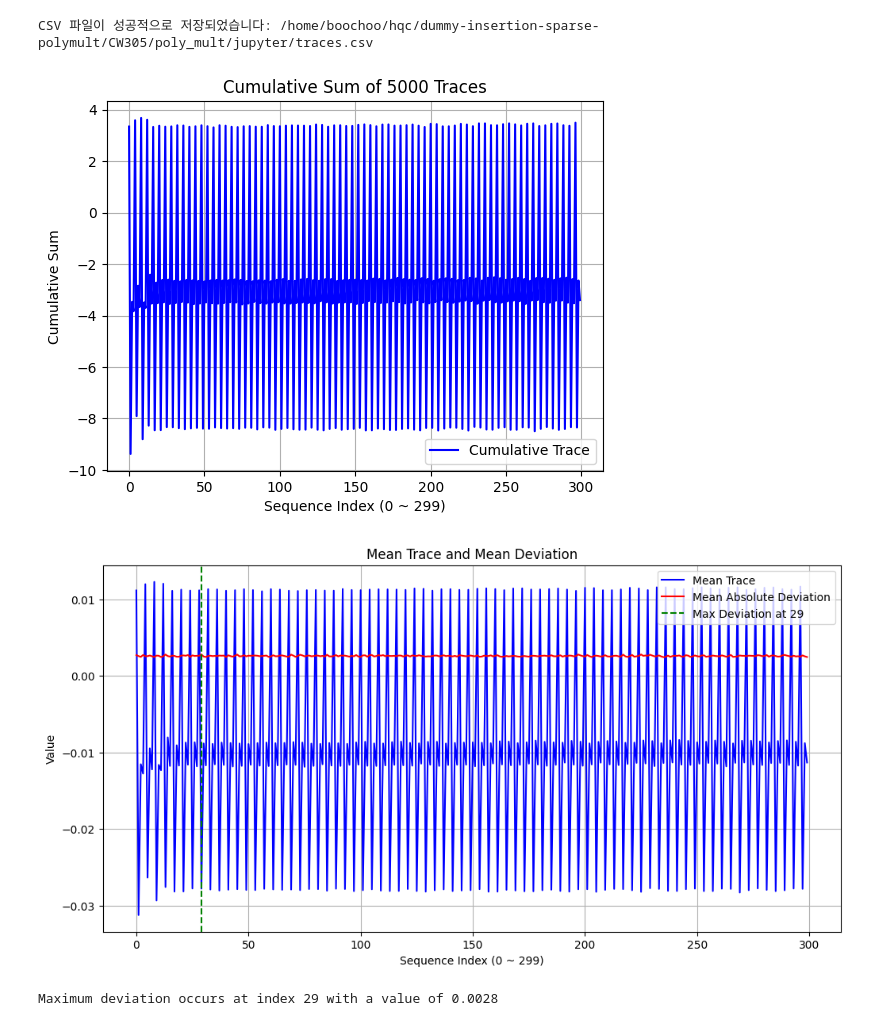
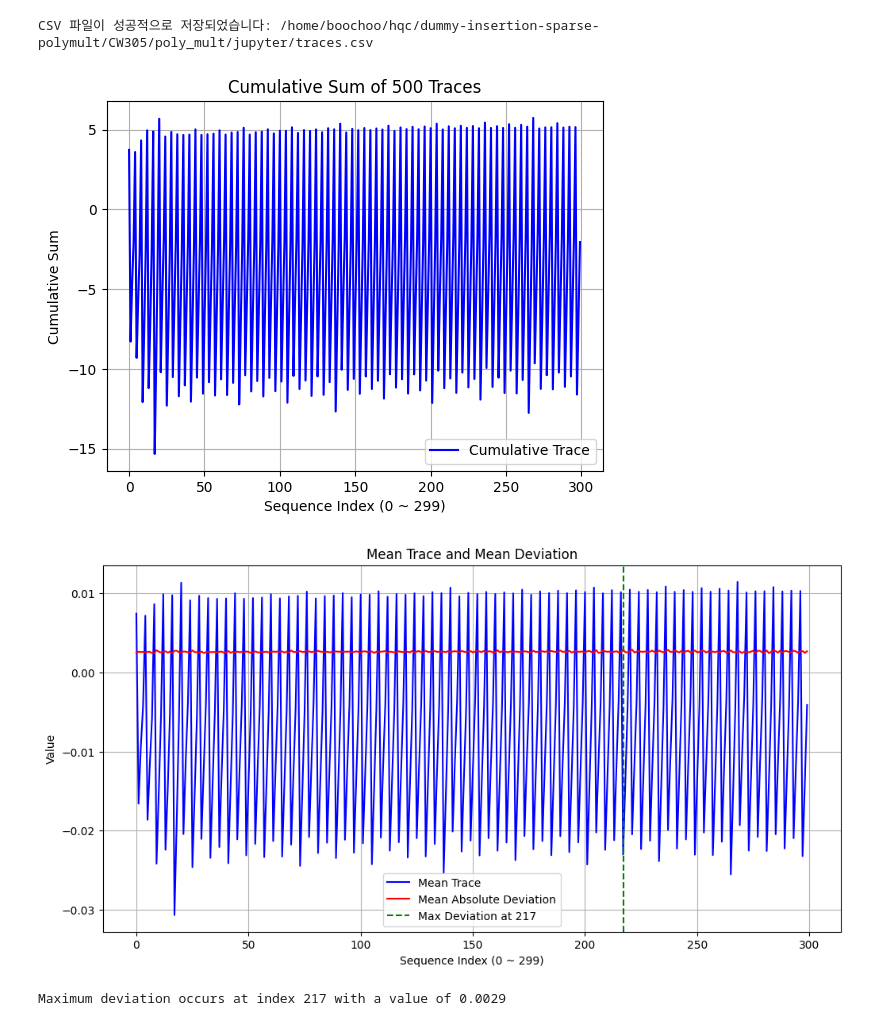
Before and after one commit to my-rooftop/dummy-insertion-sparse-polymult, a Jupyter notebook: CW305/poly_mult/jupyter/CW305_vulnerable_attack.ipynb, the cells around one changed output. Cells and saved outputs as stored; diff of their text form; code cells hidden in the pictures.

```diff
--- a/CW305/poly_mult/jupyter/CW305_vulnerable_attack.ipynb
+++ b/CW305/poly_mult/jupyter/CW305_vulnerable_attack.ipynb
@@ -146,9 +146,12 @@ def read_key(index):
     return int.from_bytes(result_byte, byteorder='little')
 # %%
 
-key_value = read_y_128_mem_as_int_list("/home/boochoo/hqc/dummy-insertion-sparse-polymult/CW305/poly_mult/jupyter/y_128.mem")
-plain_values = read_y_128_mem_as_int_list("/home/boochoo/hqc/dummy-insertion-sparse-polymult/CW305/poly_mult/jupyter/h_for_y_32.mem")
-# plain_values = read_y_128_mem_as_int_list("/home/boochoo/hqc/dummy-insertion-sparse-polymult/CW305/poly_mult/jupyter/plaintext_1.mem")
+# key_value = read_y_128_mem_as_int_list("/home/boochoo/hqc/dummy-insertion-sparse-polymult/CW305/poly_mult/jupyter/y_128.mem")
+# key_value = read_y_128_mem_as_int_list("/home/boochoo/hqc/dummy-insertion-sparse-polymult/CW305/poly_mult/jupyter/secret_66_1.mem")
+key_value = read_y_128_mem_as_int_list("/home/boochoo/hqc/dummy-insertion-sparse-polymult/CW305/poly_mult/jupyter/secret_66_2.mem")
+# plain_values = read_y_128_mem_as_int_list("/home/boochoo/hqc/dummy-insertion-sparse-polymult/CW305/poly_mult/jupyter/h_for_y_32.mem")
+plain_values = read_y_128_mem_as_int_list("/home/boochoo/hqc/dummy-insertion-sparse-polymult/CW305/poly_mult/jupyter/plaintext_1.mem")
+# plain_values = read_y_128_mem_as_int_list("/home/boochoo/hqc/dummy-insertion-sparse-polymult/CW305/poly_mult/jupyter/plaintext_2.mem")
 # %%
 for i in range(len(key_value) + len(plain_values)):
     target.fpga_write(target.REG_CRYPT_KEY, number_to_bytearray(i,0))
@@ -190,6 +193,6 @@ target.fpga_write(target.REG_CRYPT_KEY, number_to_bytearray(7000, 0))
 target.go()
 # %%
 
-a = target.fpga_read(target.REG_CRYPT_CIPHEROUT, 16)
-print(int.from_bytes(a, byteorder='little'))
+answer = target.fpga_read(target.REG_CRYPT_CIPHEROUT, 16)
+print(int.from_bytes(answer, byteorder='little'))
 # %% [output]
@@ -198,7 +201,7 @@ print(int.from_bytes(a, byteorder='little'))
 from tqdm.notebook import tnrange
 
 traces = []
-N = 5000  # Number of traces
+N = 500  # Number of traces
 for i in tnrange(N, desc='Capturing traces'):
 
     ret = cw.capture_trace(scope, target, bytearray([0xFF] * 16), number_to_bytearray(7000, 0))
@@ -206,6 +209,10 @@ for i in tnrange(N, desc='Capturing traces'):
         print("Failed capture")
         continue
 
+    response = target.fpga_read(target.REG_CRYPT_CIPHEROUT, 16)
+    if response != answer:
+        print("Failed response")
+        continue
     traces.append(ret.wave)
     project.traces.append(ret)
 # %%
@@ -258,34 +265,34 @@ traces = np.array(traces)
 # %%
 import numpy as np
 import matplotlib.pyplot as plt
 
 def plot_cumulative_trace(data, N=5000, length=300):
     """
     5000개의 200길이 데이터를 x축 기준으로 모두 누적하여 시각화하는 함수
 
     :param data: (5000, 200) 형태의 2차원 NumPy 배열
     """
     # 데이터가 올바른 형태인지 확인
     if len(data.shape) != 2 or data.shape[1] != length:
         raise ValueError("Input data must have a shape of (N, length)")
 
     # x축 기준으로 누적 합 계산 (axis=0)
     cumulative_trace = np.sum(data, axis=0)
 
     # 그래프 그리기
     plt.plot(range(length), cumulative_trace, label="Cumulative Trace", color='b')
     plt.xlabel(f"Sequence Index (0 ~ {length-1})")
     plt.ylabel("Cumulative Sum")
-    plt.title("Cumulative Sum of 5000 Traces")
+    plt.title(f"Cumulative Sum of {N} Traces")
     plt.legend()
     plt.grid()
     plt.show()
 
     return cumulative_trace/5000
 
-cumulative_trace = plot_cumulative_trace(traces, length = scope.adc.samples)
+cumulative_trace = plot_cumulative_trace(traces, N=N,length = scope.adc.samples)
 # %% [output]
-[figure, old version]
+[figure, new version]
 # %%
 def analyze_trace_variation(data, N=5000, length=300):
     """
@@ -336,5 +343,5 @@ def analyze_trace_variation(data, N=5000, length=300):
 # 분석 실행
 mean_trace, mean_deviation, max_deviation_index, max_deviation_value = analyze_trace_variation(traces, length=scope.adc.samples)
 # %% [output]
-[figure, old version]
+[figure, new version]
-Maximum deviation occurs at index 29 with a value of 0.0028
+Maximum deviation occurs at index 217 with a value of 0.0029
```
Also changed, not shown: parts of 4 cells of this notebook, 5 other files.
